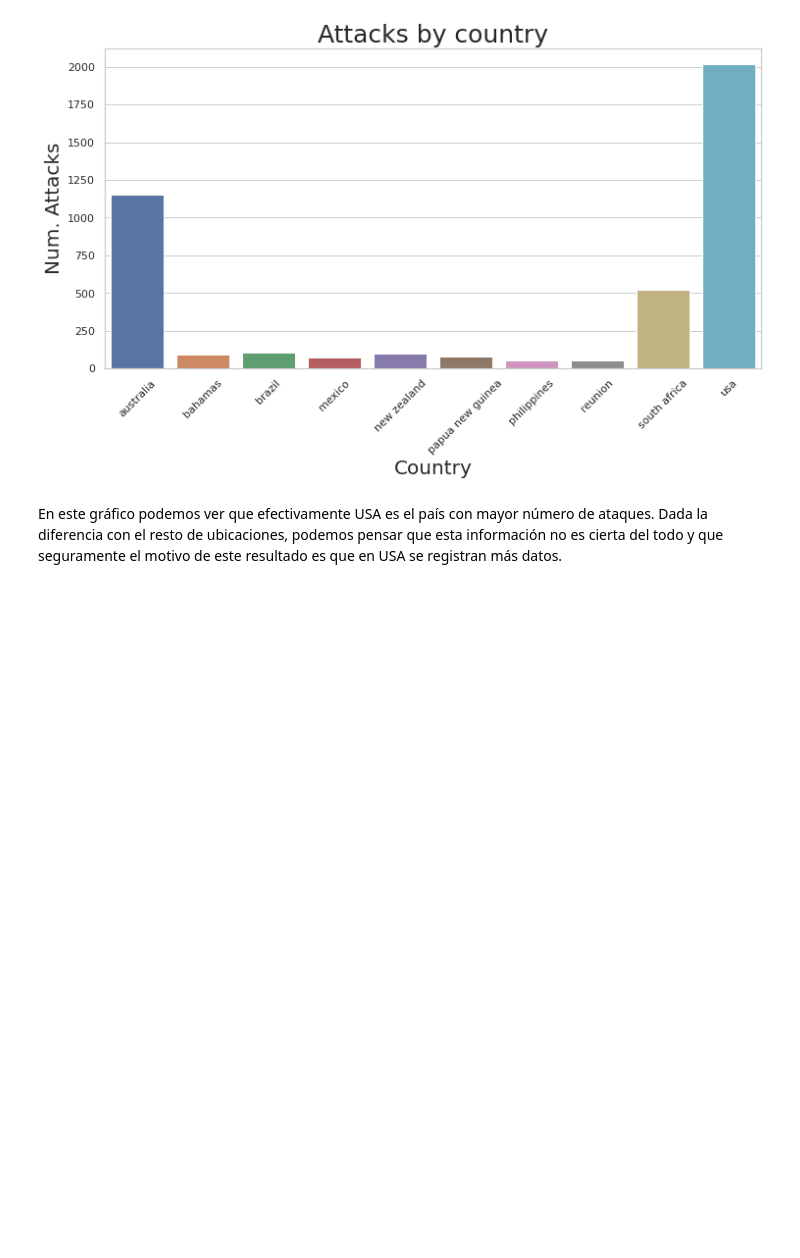
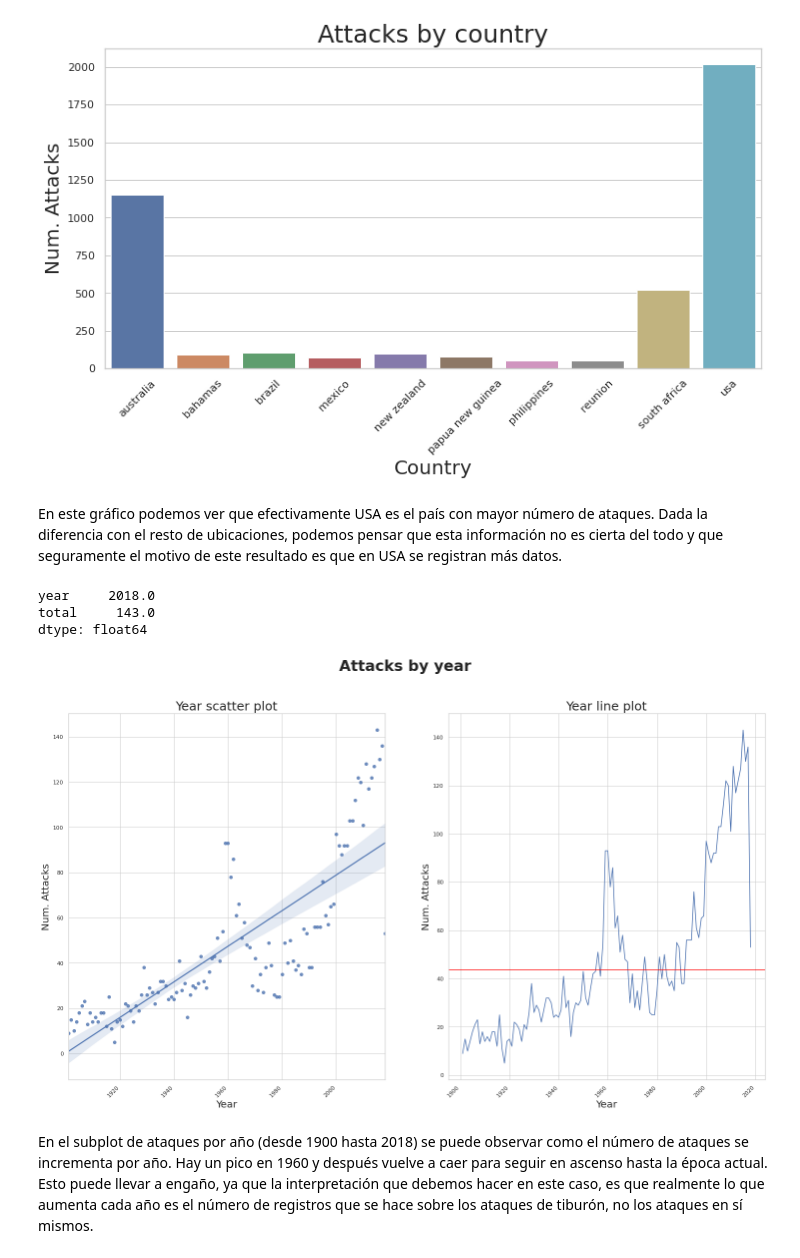
Before and after one commit to ce-valle/pandas_project, a Jupyter notebook: analysis.ipynb, the cells around one changed output. Cells and saved outputs as stored; diff of their text form; code cells hidden in the pictures; blank space fills up the shorter version.

```diff
--- a/analysis.ipynb
+++ b/analysis.ipynb
@@ -16,7 +18,8 @@ sns.set_context("poster")
 sns.set(rc={"figure.figsize": (12.,6.)})
 sns.set_style("whitegrid")
 # %%
-attacks_hp = pd.read_csv("Data/attacks_month.csv")
+attacks_hp = pd.read_csv("Data/attacks_month.csv") #importar archivos de datos
+attacks_year = pd.read_csv("Data/attacks_year.csv")
 attacks_hp.to_csv("Data/attacks_hp.csv", index=False)
 # %%
 attacks_hp.sample(5)
@@ -138,3 +145,27 @@ country_plot.figure.savefig("Figures/Attacks_country.jpg")
 [figure]
 # %% [markdown]
 En este gráfico podemos ver que efectivamente USA es el país con mayor número de ataques. Dada la diferencia con el resto de ubicaciones, podemos pensar que esta información no es cierta del todo y que seguramente el motivo de este resultado es que en USA se registran más datos.
+# %%
+attacks_year.max()
+# %% [output]
+year     2018.0
+total     143.0
+dtype: float64
+# %%
+figura, eje = plt.subplots(nrows=1, ncols=2, figsize=(25,15))
+figura.suptitle('Attacks by year', fontsize = 30, fontweight="bold")
+eje[0].set_title('Year scatter plot', fontsize = 25)
+eje[1].set_title('Year line plot', fontsize = 25)
+year_plot_1 = sns.regplot(x="year", y="total", data=attacks_year, ax=eje[0])
+year_plot_1.set_xlabel("Year", fontsize = 20)
+year_plot_1.set_ylabel("Num. Attacks", fontsize = 20);
+year_plot_2 = sns.lineplot(data=attacks_year, x="year", y="total", ax=eje[1])
+year_plot_2.axhline(y=south_africa.month.value_counts().mean(), c="red", label="mean")
+year_plot_2.set_xlabel("Year", fontsize = 20)
+year_plot_2.set_ylabel("Num. Attacks", fontsize = 20)
+figura.autofmt_xdate(rotation=45)
+figura.savefig("Figures/Attacks_year.jpg");
+# %% [output]
+[figure, added]
+# %% [markdown]
+En el subplot de ataques por año (desde 1900 hasta 2018) se puede observar como el número de ataques se incrementa por año. Hay un pico en 1960 y después vuelve a caer para seguir en ascenso hasta la época actual. Esto puede llevar a engaño, ya que la interpretación que debemos hacer en este caso, es que realmente lo que aumenta cada año es el número de registros que se hace sobre los ataques de tiburón, no los ataques en sí mismos.
```
Also changed, not shown: parts of 9 cells of this notebook, 3 other files.
